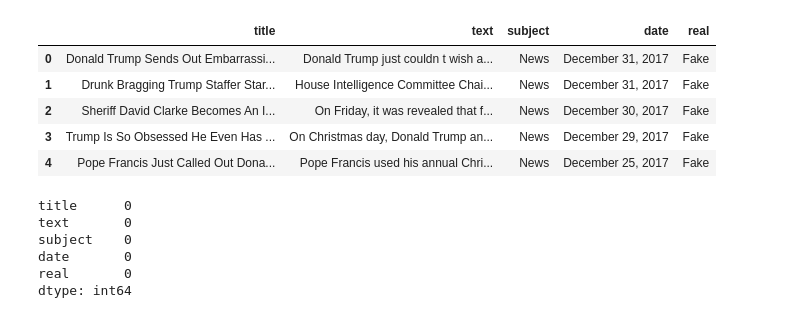
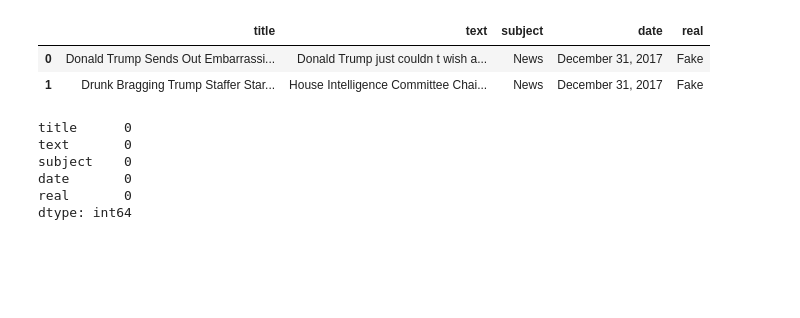
Before and after one commit to germanscillato/DS_DIGITALHOUSE-TP-INTEGRADOR, a Jupyter notebook: fakenewsv1.ipynb, the cells around one changed output. Drawn from its saved outputs; the diff is of its cells as text; code cells hidden in the pictures; blank space fills up the shorter version.

```diff
--- a/fakenewsv1.ipynb
+++ b/fakenewsv1.ipynb
@@ -36,20 +36,24 @@ from selenium.webdriver.chrome.service import Service
 from webdriver_manager.chrome import ChromeDriverManager
 from bs4 import BeautifulSoup
 import time
+# %%
+data_true_location_eliel = '~/Downloads/DHDS/TP Final/git_fake_news/data/True.csv'
+data_fake_location_eliel = '~/Downloads/DHDS/TP Final/git_fake_news/data/Fake.csv'
+# data_true_location_lucas = 'C:\\Users\\Lucas Choconi\\Documents\\DH\\Datasets\\fakenews\True.csv'
+# data_fake_location_lucas = 'C:\\Users\\Lucas Choconi\\Documents\\DH\\Datasets\\fakenews\Fake.csv'
+# data_true_location_ger = ''
+# data_fake_location_ger =  ''
 # %%
-file_names_fake = pd.read_csv('C:\\Users\\Lucas Choconi\\Documents\\DH\\Datasets\\fakenews\Fake.csv')
+file_names_true = pd.read_csv(data_true_location_eliel)
+file_names_true['real'] = 'True'
+file_names_fake = pd.read_csv(data_fake_location_eliel)
 file_names_fake['real'] = 'Fake'
-file_names_true = pd.read_csv('C:\\Users\\Lucas Choconi\\Documents\\DH\\Datasets\\fakenews\True.csv')
-file_names_true['real'] = 'True'
 file_names = file_names_fake.append(file_names_true, ignore_index=True)
-file_names.head()
+file_names.head(2)
 # %% [output]
 |  | title | text | subject | date | real |
 | 0 | Donald Trump Sends Out Embarrassi... | Donald Trump just couldn t wish a... | News | December 31, 2017 | Fake |
 | 1 | Drunk Bragging Trump Staffer Star... | House Intelligence Committee Chai... | News | December 31, 2017 | Fake |
-| 2 | Sheriff David Clarke Becomes An I... | On Friday, it was revealed that f... | News | December 30, 2017 | Fake |
-| 3 | Trump Is So Obsessed He Even Has ... | On Christmas day, Donald Trump an... | News | December 29, 2017 | Fake |
-| 4 | Pope Francis Just Called Out Dona... | Pope Francis used his annual Chri... | News | December 25, 2017 | Fake |
 # %%
 file_names.isna().sum()
 # %% [output]
```
Also changed, not shown: parts of 1 cell of this notebook, 5 other files.
